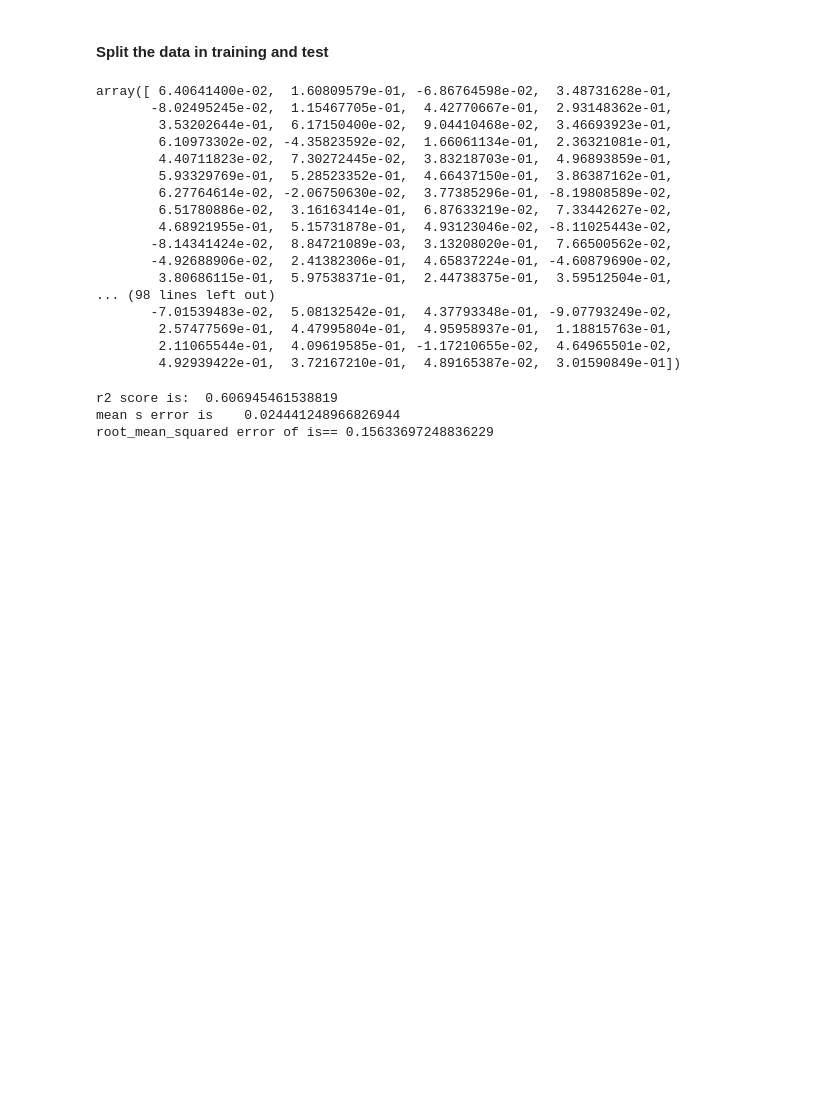
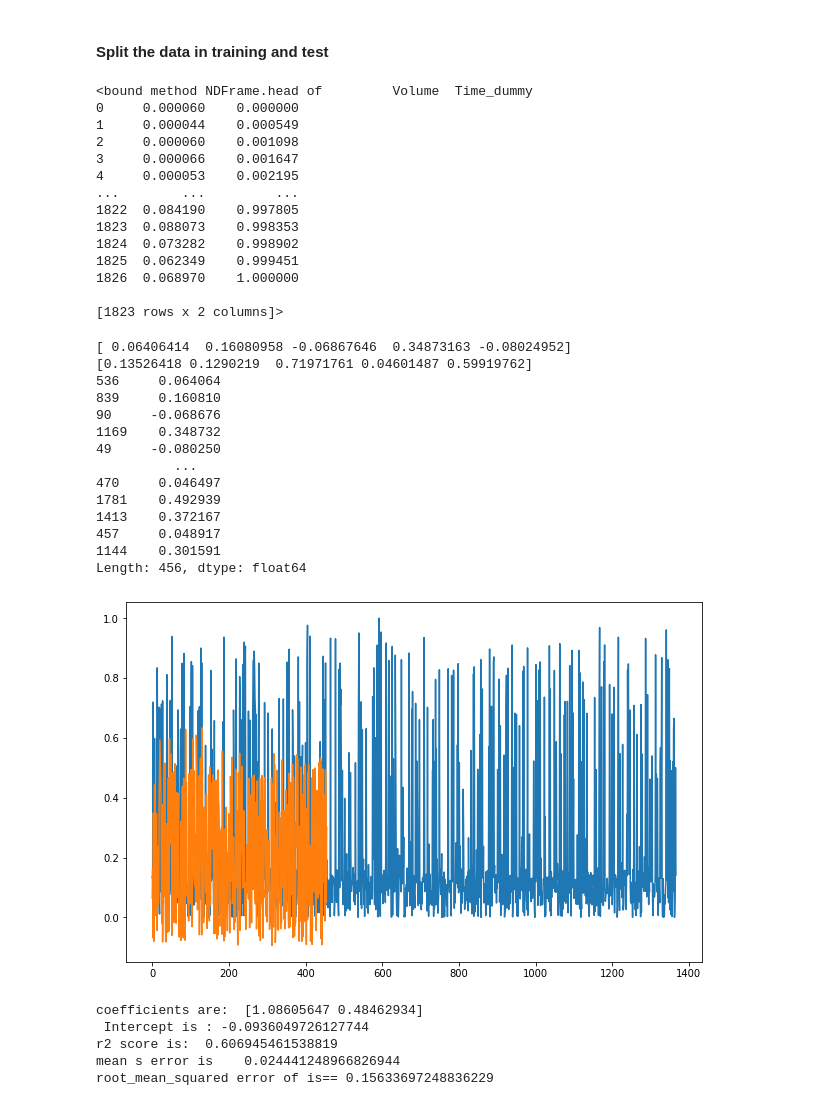
Before and after one commit to JimTsiob/Machine-Learning-project, a Jupyter notebook: lin.ipynb, the cells around one changed output. Saved outputs shown, nothing was run; the diff lists cells and outputs as text; code cells hidden in the pictures; blank space fills up the shorter version.

```diff
--- a/lin.ipynb
+++ b/lin.ipynb
@@ -103,6 +103,7 @@ dtype: bool
 from sklearn.model_selection import train_test_split
 x=data_scaled[['Volume', 'Time_dummy']]
 y=data_scaled['Close']
+print(x.head)
 
 x_train,x_test,y_train,y_test=train_test_split(x,y,test_size=0.25,random_state=5849)
 
@@ -112,26 +113,45 @@ LR = LinearRegression()
 # fitting the training data
 LR.fit(x_train,y_train)
 
-y_hat=LR.predict(x_test)
-y_hat
+y_hat=pd.Series(LR.predict(x_test),index=x_test["Volume"].index)
 # %% [output]
-array([ 6.40641400e-02,  1.60809579e-01, -6.86764598e-02,  3.48731628e-01,
-       -8.02495245e-02,  1.15467705e-01,  4.42770667e-01,  2.93148362e-01,
-        3.53202644e-01,  6.17150400e-02,  9.04410468e-02,  3.46693923e-01,
-        6.10973302e-02, -4.35823592e-02,  1.66061134e-01,  2.36321081e-01,
-        4.40711823e-02,  7.30272445e-02,  3.83218703e-01,  4.96893859e-01,
-        5.93329769e-01,  5.28523352e-01,  4.66437150e-01,  3.86387162e-01,
-        6.27764614e-02, -2.06750630e-02,  3.77385296e-01, -8.19808589e-02,
-        6.51780886e-02,  3.16163414e-01,  6.87633219e-02,  7.33442627e-02,
-        4.68921955e-01,  5.15731878e-01,  4.93123046e-02, -8.11025443e-02,
-       -8.14341424e-02,  8.84721089e-03,  3.13208020e-01,  7.66500562e-02,
-       -4.92688906e-02,  2.41382306e-01,  4.65837224e-01, -4.60879690e-02,
-        3.80686115e-01,  5.97538371e-01,  2.44738375e-01,  3.59512504e-01,
-... (98 lines left out)
-       -7.01539483e-02,  5.08132542e-01,  4.37793348e-01, -9.07793249e-02,
-        2.57477569e-01,  4.47995804e-01,  4.95958937e-01,  1.18815763e-01,
-        2.11065544e-01,  4.09619585e-01, -1.17210655e-02,  4.64965501e-02,
-        4.92939422e-01,  3.72167210e-01,  4.89165387e-02,  3.01590849e-01])
+<bound method NDFrame.head of         Volume  Time_dummy
+0     0.000060    0.000000
+1     0.000044    0.000549
+2     0.000060    0.001098
+3     0.000066    0.001647
+4     0.000053    0.002195
+...        ...         ...
+1822  0.084190    0.997805
+1823  0.088073    0.998353
+1824  0.073282    0.998902
+1825  0.062349    0.999451
+1826  0.068970    1.000000
+
+[1823 rows x 2 columns]>
+# %%
+y_train_plot=y_train.to_numpy()
+x_train_plot=y_train.to_numpy()
+y_hat_plot=y_hat.to_numpy()
+
+print(y_hat_plot[:5])
+print(y_train_plot[:5])
+# %% [output]
+[ 0.06406414  0.16080958 -0.06867646  0.34873163 -0.08024952]
+[0.13526418 0.1290219  0.71971761 0.04601487 0.59919762]
+536     0.064064
+839     0.160810
+90     -0.068676
+1169    0.348732
+49     -0.080250
+          ...
+470     0.046497
+1781    0.492939
+1413    0.372167
+457     0.048917
+1144    0.301591
+Length: 456, dtype: float64
+[figure, added]
 # %%
 # importing r2_score module
 from sklearn.metrics import r2_score
@@ -139,10 +159,14 @@ from sklearn.metrics import mean_squared_error
 
 # predicting the accuracy score
 score=r2_score(y_test,y_hat)
+print("coefficients are: ", LR.coef_)
+print(" Intercept is :", LR.intercept_)
 print('r2 score is: ', score)
 print('mean s error is   ',mean_squared_error(y_test,y_hat))
 print('root_mean_squared error of is==',np.sqrt(mean_squared_error(y_test,y_hat)))
 # %% [output]
+coefficients are:  [1.08605647 0.48462934]
+ Intercept is : -0.0936049726127744
 r2 score is:  0.606945461538819
 mean s error is    0.024441248966826944
 root_mean_squared error of is== 0.15633697248836229
```
